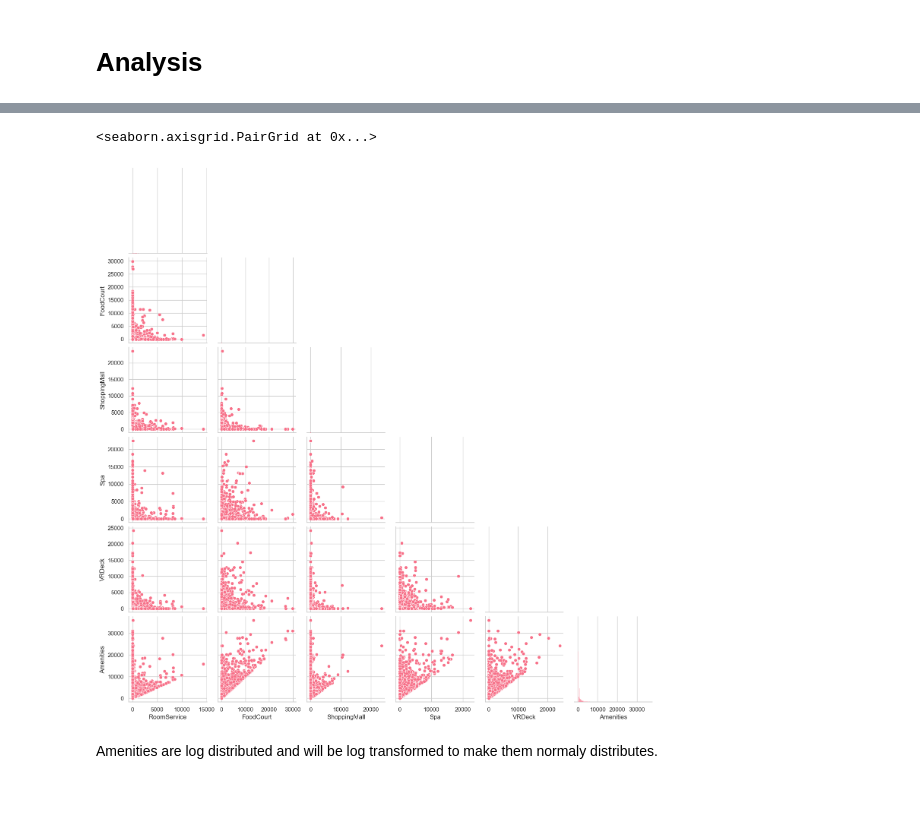
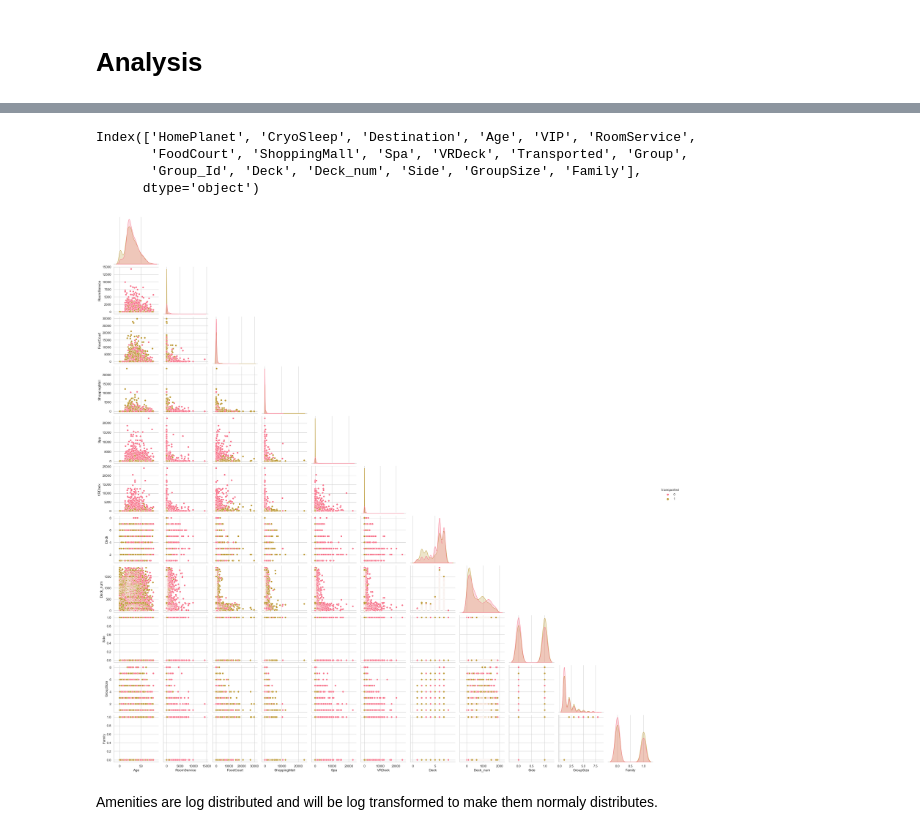
Before and after one commit to gkukse/Spaceship_Titanic, a Jupyter notebook: EDA.ipynb, the cells around one changed output, grey strips where cells are left out. Cells and saved outputs as stored; diff of their text form; code cells hidden in the pictures; blank space fills up the shorter version.

```diff
--- a/EDA.ipynb
+++ b/EDA.ipynb
@@ -160,10 +166,21 @@ Deck can be encoded and Side has only 2 available values.
 # %%
-#Available Deck values are A-G, T
-titanic['Deck'] = titanic['Deck'].replace({'A': 1, 'B': 2, 'C': 3, 'D': 4, 'E': 5, 'F': 6, 'G': 7, 'T': -1})
+def deck_clean(df):
 
-#Side has only 2 values and will be updated to bool feature
-titanic.loc[titanic['Side'] == 'S', 'Side_S'] = 1
-titanic.loc[titanic['Side'] == 'P', 'Side_S'] = 0
+    # Available Deck values are A-G, T
+    df['Deck'] = df['Deck'].replace({'A': 1, 'B': 2, 'C': 3, 'D': 4, 'E': 5, 'F': 6, 'G': 7, 'T': 8})
+
+    # Deck Class
+    df.loc[df['Deck'] < 4, 'Deck_Class'] = 1 # Upper Decks
+    df.loc[df['Deck'].isin([4, 5]), 'Deck_Class'] = 2 # Middle Decks
+    df.loc[df['Deck'].isin([6, 7]), 'Deck_Class'] = 3 # Lower Decks
+    df.loc[df['Deck'] > 7, 'Deck_Class'] = 4 # Service Decks
+
+    # Side has only 2 values and will be updated to bool feature
+    df['Side'] = (df['Side'] == 'S').astype(int)
+
+    return df
+
+titanic = deck_clean(titanic)
 # %% [markdown]
 ### Amenities
 Amenities describe how much money the passanger has paid for ship luxuries.
@@ -227,9 +235,15 @@ Continues features are made of:
+# %%
+titanic.drop(columns=['Cabin', 'First_Name', 'Last_Name', 'Amenities', 'Deck_Class']).columns
+# %% [output]
+Index(['HomePlanet', 'CryoSleep', 'Destination', 'Age', 'VIP', 'RoomService',
+       'FoodCourt', 'ShoppingMall', 'Spa', 'VRDeck', 'Transported', 'Group',
+       'Group_Id', 'Deck', 'Deck_num', 'Side', 'GroupSize', 'Family'],
+      dtype='object')
 # %%
-sns.pairplot(titanic[amenities], corner=True)
+sns.pairplot(titanic.drop(columns=['Cabin', 'First_Name', 'Last_Name', 'Amenities', 'Deck_Class', 'CryoSleep', 'VIP', 'Group', 'Group_Id']), corner=True, hue='Transported')
 plt.show()
 # %% [output]
-<seaborn.axisgrid.PairGrid at 0x...>
-[figure, old version]
+[figure, new version]
 # %% [markdown]
 Amenities are log distributed and will be log transformed to make them normaly distributes.
 # %%
```
Also changed, not shown: parts of 44 cells of this notebook, 2 other files.
